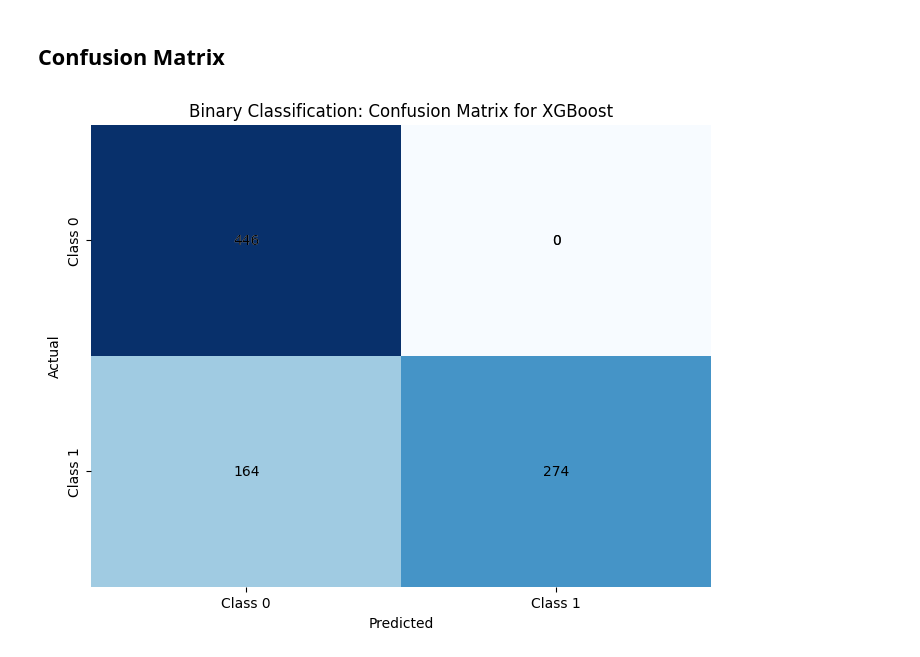
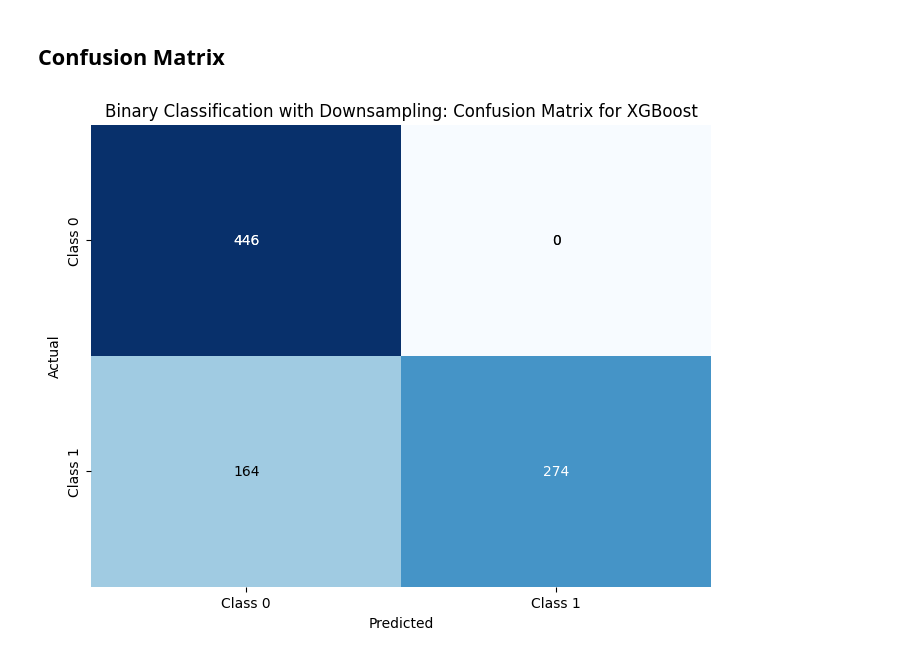
Before and after one commit to vratins/PromoterStrength, a Jupyter notebook: Final Code/Classification/training.ipynb, the cells around one changed output. Saved outputs shown, nothing was run; the diff lists cells and outputs as text; code cells hidden in the pictures.

```diff
--- a/Final Code/Classification/training.ipynb
+++ b/Final Code/Classification/training.ipynb
@@ -394,6 +394,11 @@ weighted avg       0.14      0.24      0.17      1064
 # %% [markdown]
 ## Confusion Matrix
 # %%
+from sklearn.metrics import confusion_matrix
+import seaborn as sns
+import matplotlib.pyplot as plt
+
+# Assuming y_test and y_pred are your true labels and predicted labels, respectively
 conf_matrix = confusion_matrix(y_test, y_pred)
 
 plt.figure(figsize=(8, 6))
@@ -401,10 +406,11 @@ sns.heatmap(conf_matrix, annot=True, fmt='d', cmap='Blues', cbar=False,
             xticklabels=['Class 0', 'Class 1'],
             yticklabels=['Class 0', 'Class 1'])
 
-# Add total count in each cell
+# Add total count in each cell with white font on dark background
 for i in range(conf_matrix.shape[0]):
     for j in range(conf_matrix.shape[1]):
-        plt.text(j + 0.5, i + 0.5, str(conf_matrix[i, j]), ha='center', va='center', color='black')
+        text_color = 'white' if conf_matrix[i, j] > conf_matrix.max() / 2 else 'black'
+        plt.text(j + 0.5, i + 0.5, str(conf_matrix[i, j]), ha='center', va='center', color=text_color)
 
 plt.title('MultiClass Classification: Confusion Matrix for XGBoost')
 plt.xlabel('Predicted')
@@ -617,6 +623,7 @@ Classification Report:
    macro avg       0.86      0.76      0.76      1064
 weighted avg       0.84      0.78      0.77      1064
 # %%
+# Assuming y_test and y_pred are your true labels and predicted labels, respectively
 conf_matrix = confusion_matrix(y_test, xgb_pred)
 
 plt.figure(figsize=(8, 6))
@@ -624,10 +631,11 @@ sns.heatmap(conf_matrix, annot=True, fmt='d', cmap='Blues', cbar=False,
             xticklabels=['Class 0', 'Class 1'],
             yticklabels=['Class 0', 'Class 1'])
 
-# Add total count in each cell
+# Add total count in each cell with white font on dark background
 for i in range(conf_matrix.shape[0]):
     for j in range(conf_matrix.shape[1]):
-        plt.text(j + 0.5, i + 0.5, str(conf_matrix[i, j]), ha='center', va='center', color='black')
+        text_color = 'white' if conf_matrix[i, j] > conf_matrix.max() / 2 else 'black'
+        plt.text(j + 0.5, i + 0.5, str(conf_matrix[i, j]), ha='center', va='center', color=text_color)
 
 plt.title('Binary Classification: Confusion Matrix for XGBoost')
 plt.xlabel('Predicted')
@@ -943,21 +951,23 @@ weighted avg       0.86      0.81      0.81       884
 # %% [markdown]
 ## Confusion Matrix
 # %%
+# Assuming y_test and y_pred are your true labels and predicted labels, respectively
 conf_matrix = confusion_matrix(y_test, y_pred)
 
 plt.figure(figsize=(8, 6))
 sns.heatmap(conf_matrix, annot=True, fmt='d', cmap='Blues', cbar=False,
             xticklabels=['Class 0', 'Class 1'],
             yticklabels=['Class 0', 'Class 1'])
 
-# Add total count in each cell
+# Add total count in each cell with white font on dark background
 for i in range(conf_matrix.shape[0]):
     for j in range(conf_matrix.shape[1]):
-        plt.text(j + 0.5, i + 0.5, str(conf_matrix[i, j]), ha='center', va='center', color='black')
+        text_color = 'white' if conf_matrix[i, j] > conf_matrix.max() / 2 else 'black'
+        plt.text(j + 0.5, i + 0.5, str(conf_matrix[i, j]), ha='center', va='center', color=text_color)
 
-plt.title('Binary Classification: Confusion Matrix for XGBoost')
+plt.title('Binary Classification with Downsampling: Confusion Matrix for XGBoost')
 plt.xlabel('Predicted')
 plt.ylabel('Actual')
 plt.show()
 # %% [output]
-[figure, old version]
+[figure, new version]
```
Also changed, not shown: parts of 2 cells of this notebook.
